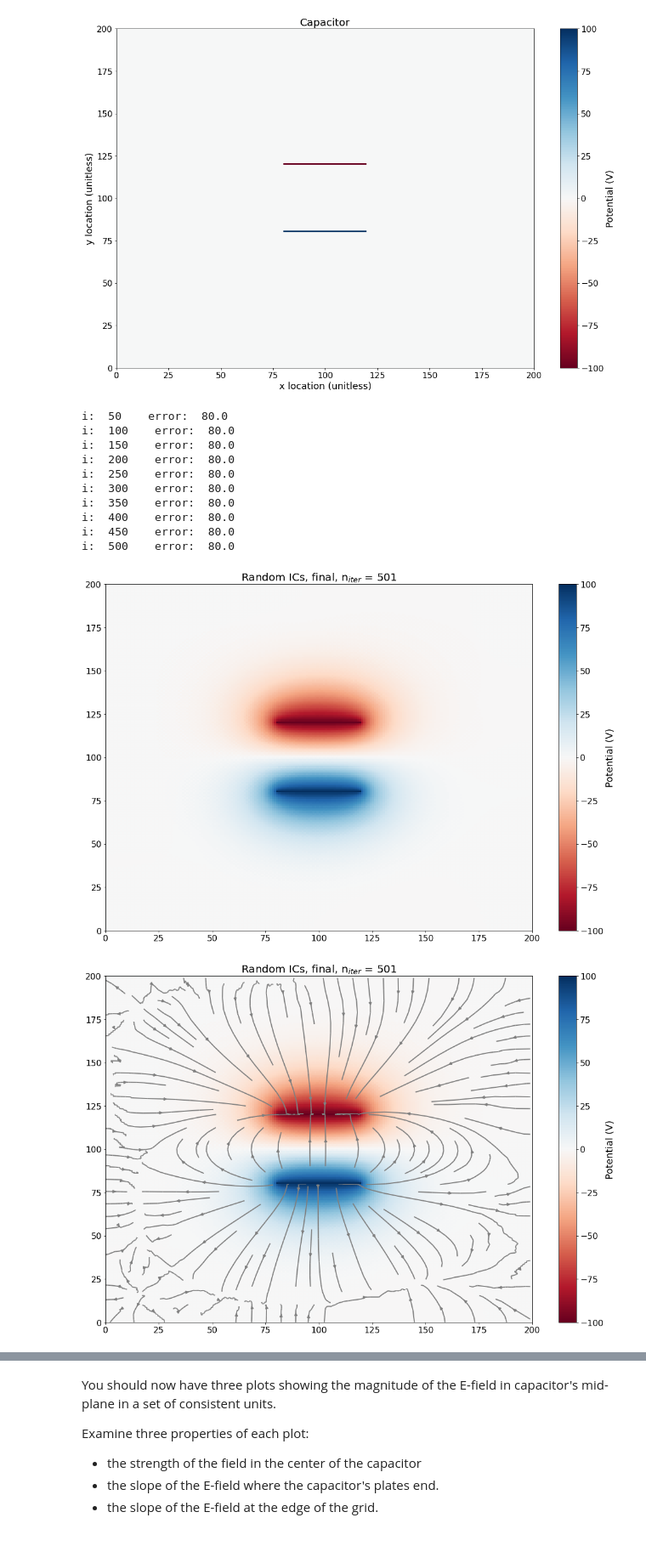
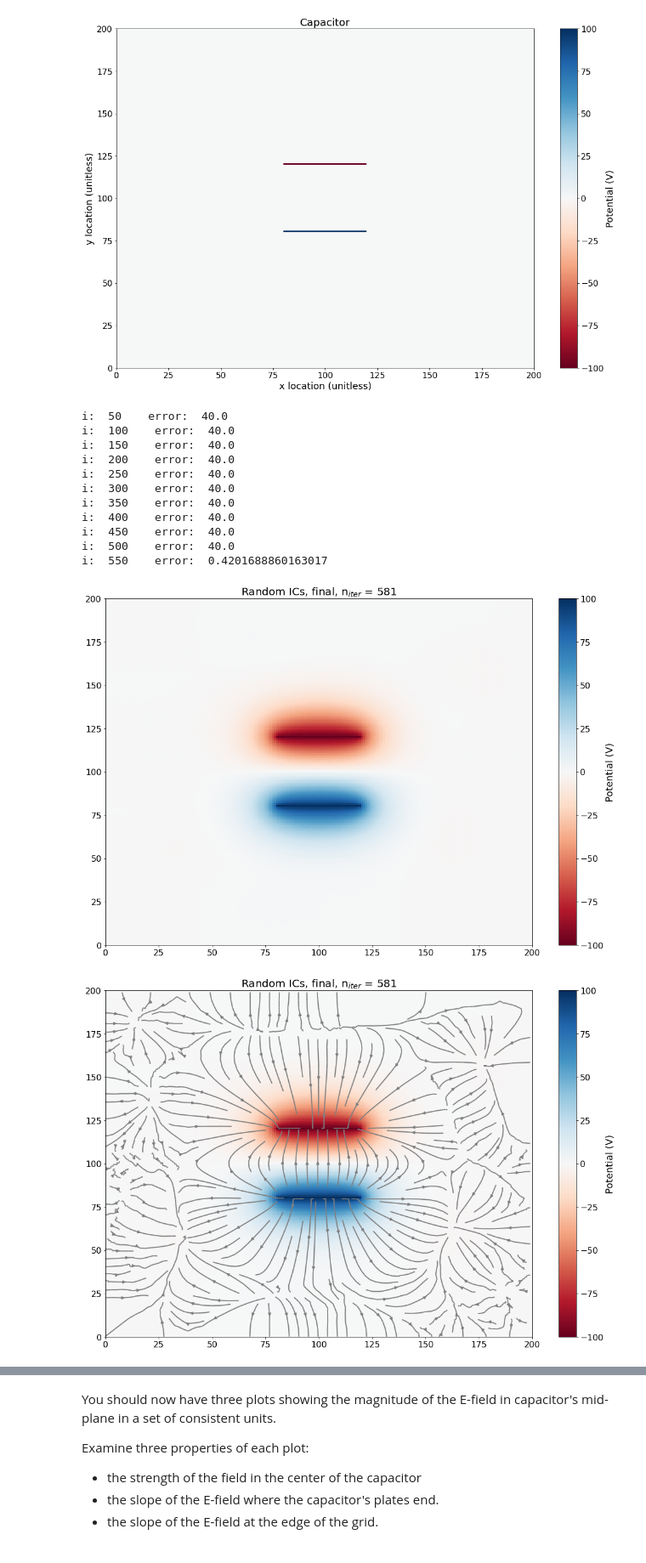
Before and after one commit to PHYS486-S22/PHYS486-S22, a Jupyter notebook: SampleNotebooks/ProjectTwo_Relaxation.ipynb, the cells around one changed output, grey strips where cells are left out. Shown at 85% size. Cells and saved outputs as stored; diff of their text form; code cells hidden in the pictures.

```diff
--- a/SampleNotebooks/ProjectTwo_Relaxation.ipynb
+++ b/SampleNotebooks/ProjectTwo_Relaxation.ipynb
@@ -459,7 +459,7 @@ plt.savefig('Initial_Wider_Capacitor.jpg', bbox_inches='tight')
 initialGrid = np.copy(grid)
 
 #perform the relaxation method
-finalGrid, iterations = relaxGrid(grid, 0.8, limit = 500, charges = charges)
+finalGrid, iterations = relaxGrid(grid, 0.4, limit = 500, charges = charges)
 
 #plot the final grid
 z_min, z_max = finalGrid.min(), finalGrid.max()
@@ -468,26 +468,27 @@ plt.colorbar(label = 'Potential (V)')
 plt.title('Random ICs, final, n$_{iter}$ = '+str(iterations) )
 plt.savefig('100x100_final_Wider_Grid.jpg', bbox_inches='tight')
 # %% [output]
-i:  50    error:  80.0
-i:  100    error:  80.0
-i:  150    error:  80.0
-i:  200    error:  80.0
-i:  250    error:  80.0
-i:  300    error:  80.0
-i:  350    error:  80.0
-i:  400    error:  80.0
-i:  450    error:  80.0
-i:  500    error:  80.0
+i:  50    error:  40.0
+i:  100    error:  40.0
+i:  150    error:  40.0
+i:  200    error:  40.0
+i:  250    error:  40.0
+i:  300    error:  40.0
+i:  350    error:  40.0
+i:  400    error:  40.0
+i:  450    error:  40.0
+i:  500    error:  40.0
+i:  550    error:  0.4201688860163017
 [figure]
 # %%
 #calculate the e-field as the gradient of the potential at each point in the grid.
 #natural units of ex and ey are the potential difference across two cells.
 X, Y, ex, ey = findField(finalGrid)
 
 CS = plt.pcolor(np.arange(0,columns+1), np.arange(0,rows+1), finalGrid, cmap='RdBu', vmin=z_min, vmax=z_max)
 plt.colorbar(label = 'Potential (V)')
 plt.title('Random ICs, final, n$_{iter}$ = '+str(iterations) )
-plt.streamplot(X, Y, ex, ey, density=1, color = 'grey')
+plt.streamplot(X, Y, ex, ey, density=1.5, color = 'grey')
 plt.savefig('100x100_final_Wider_Grid_withField.jpg', bbox_inches='tight')
 # %% [output]
-[figure, old version]
+[figure, new version]
```
Also changed, not shown: parts of 11 cells of this notebook.
